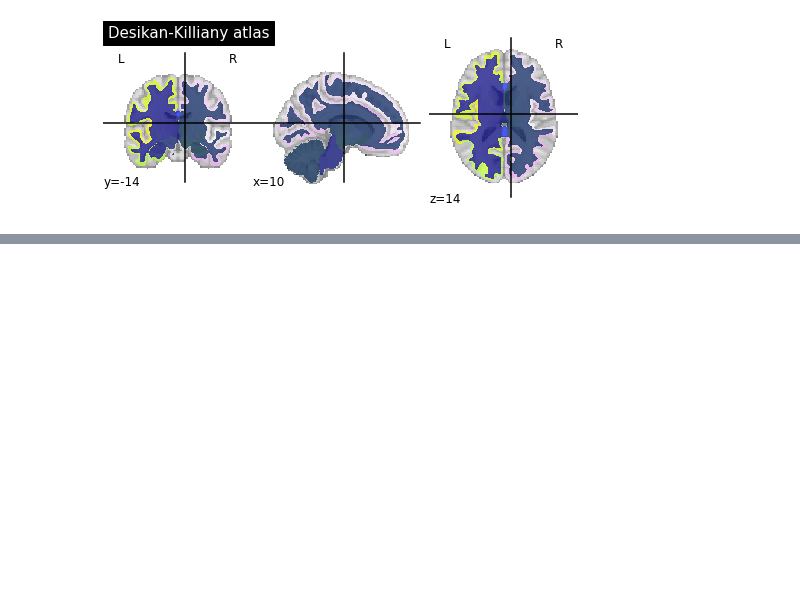
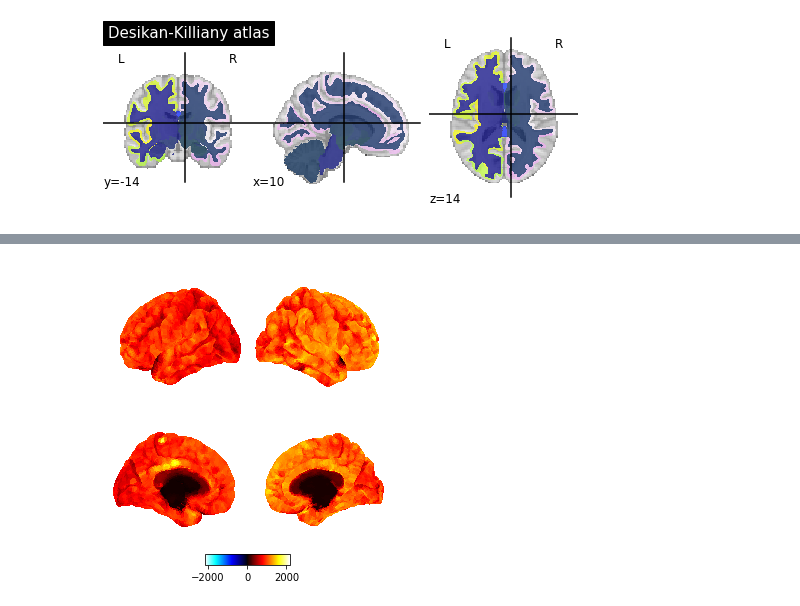
Before and after one commit to mello-y/MSc5_research_project, a Jupyter notebook: data/Data_exploration.ipynb, the cells around one changed output, grey strips where cells are left out. Saved outputs shown, nothing was run; the diff lists cells and outputs as text; code cells hidden in the pictures; blank space fills up the shorter version.

```diff
--- a/data/Data_exploration.ipynb
+++ b/data/Data_exploration.ipynb
@@ -180,0 +228,8 @@ plotting.plot_roi(f_two, title="Desikan-Killiany atlas")
+# %%
+plotting.plot_img_on_surf(f_two,
+                          views=['lateral', 'medial'],
+                          hemispheres=['left', 'right'],
+                          colorbar=True)
+plotting.show()
+# %% [output]
+[figure, added]
```
Also changed, not shown: parts of 6 cells of this notebook.
